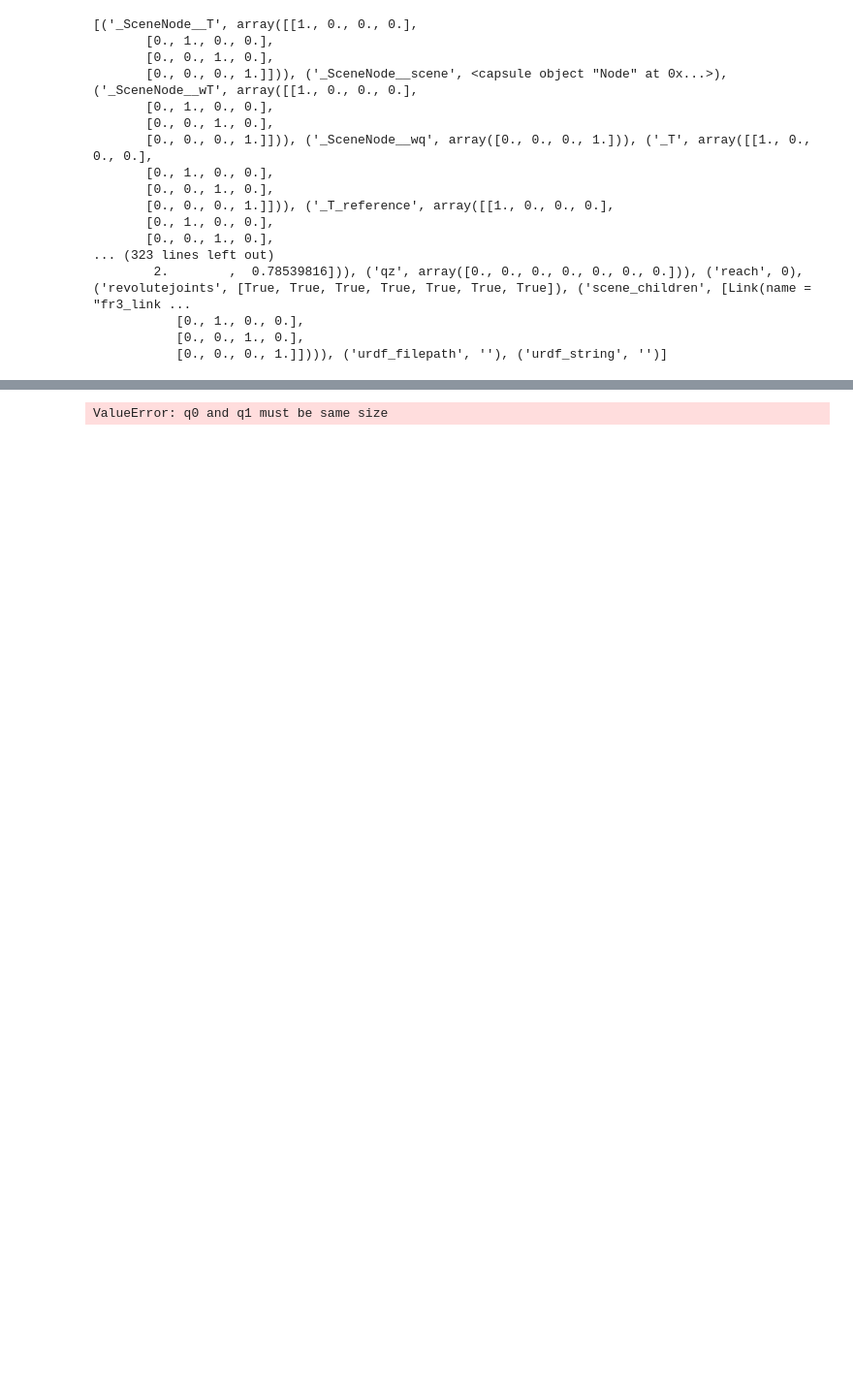
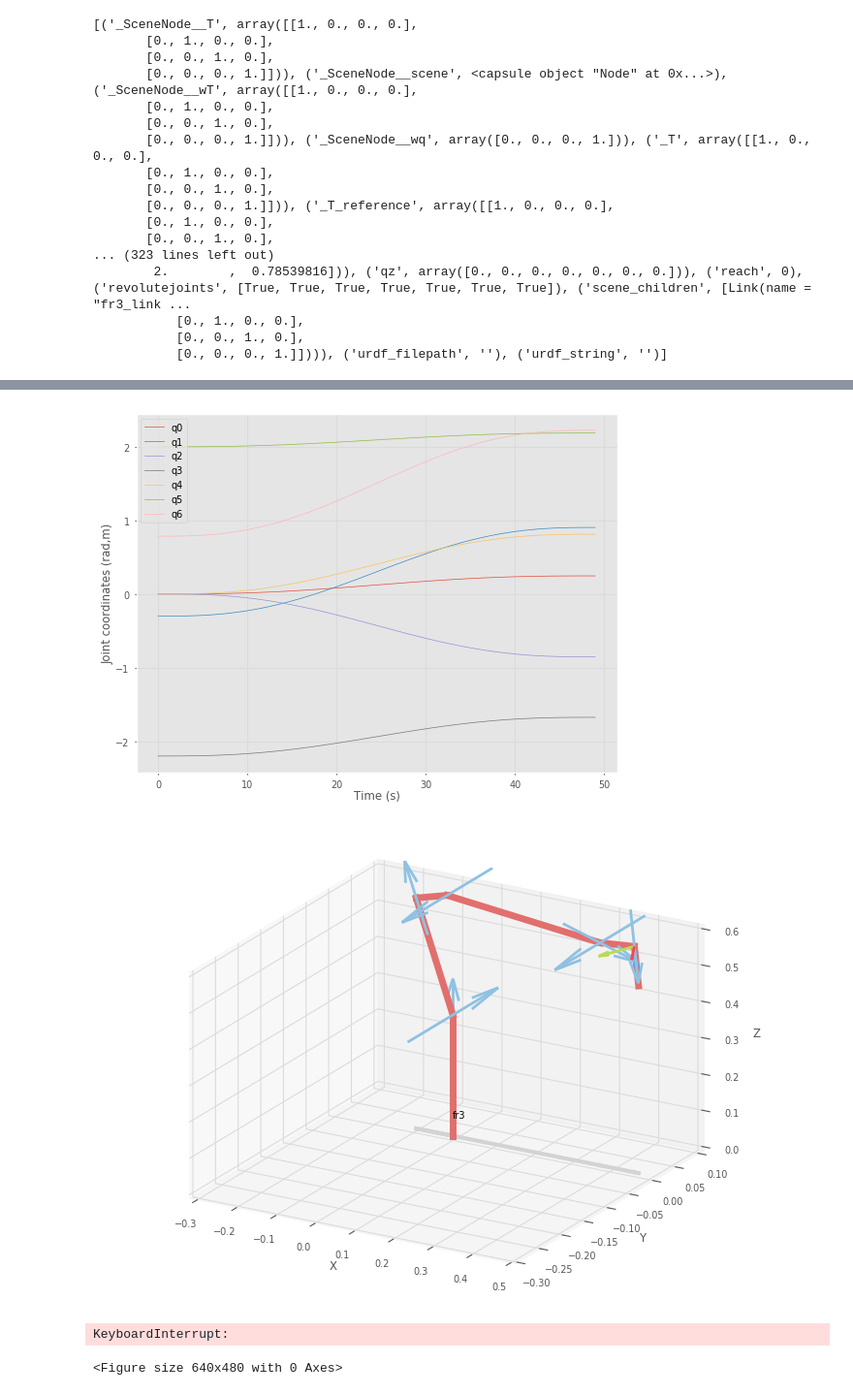
Before and after one commit to rise-lab-skku/amm-jenga-play, a Jupyter notebook: fr3_test.ipynb, the cells around one changed output, grey strips where cells are left out. Shown: that part at 97% size. Cells and saved outputs as stored; diff of their text form; code cells hidden in the pictures; blank space fills up the shorter version.

```diff
--- a/fr3_test.ipynb
+++ b/fr3_test.ipynb
@@ -77,6 +100,10 @@ print(robot.fkine(q_pickup))
 # %%
-#qt=rtb.jtraj(robot.qr,q_pickup,50)
-#rtb.tools.plot.xplot(qt.q)
-#robot.plot(qt.q,backend='swift',loop=True)
+qt=rtb.jtraj(robot.qr,q_pickup,50)
+rtb.tools.plot.xplot(qt.q)
+robot.plot(qt.q,backend='pyplot',movie='fr3.gif',limits=[-.3,.5,-.3,.1,0,.6])
+robot.plot(qt.q,backend='swift',loop=True)
 # %% [output]
+[figure, added]
+[figure, added]
-ValueError: q0 and q1 must be same size
+KeyboardInterrupt:
+<Figure size 640x480 with 0 Axes>
```
Also changed, not shown: parts of 6 cells of this notebook, 5 other files.
